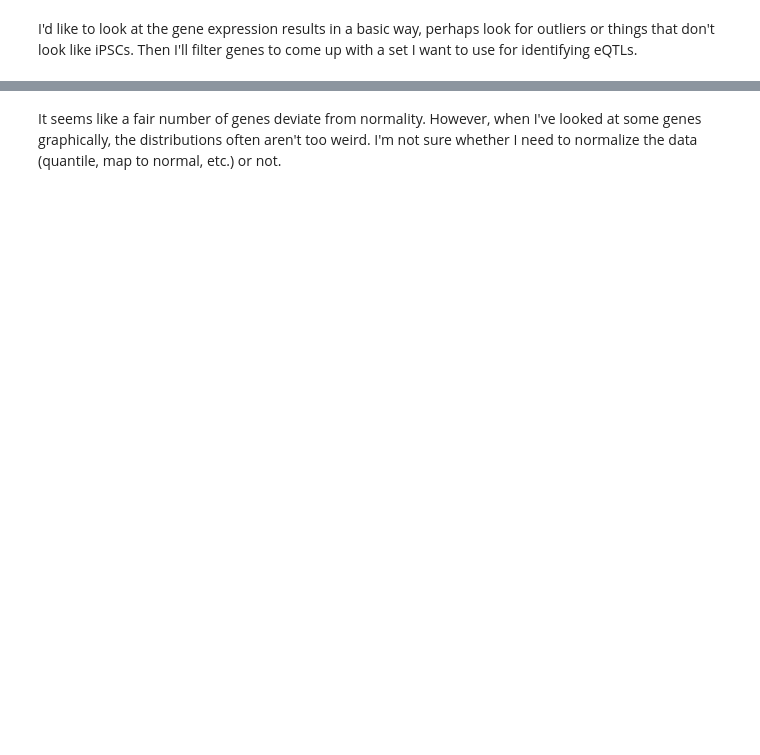
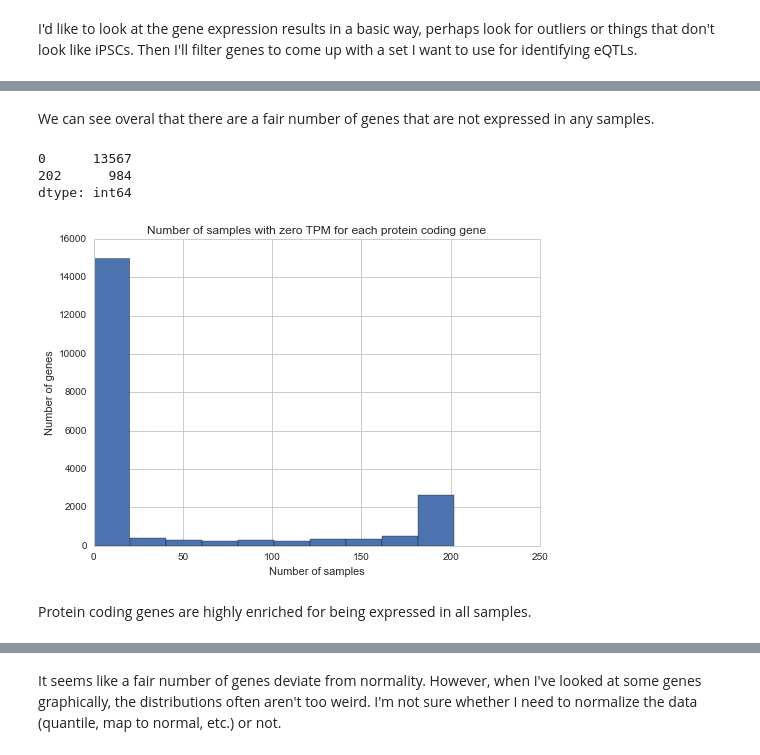
Before and after one commit to frazer-lab/cardips-ipsc-eqtl, a Jupyter notebook: notebooks/RNA-Seq Analysis.ipynb, the cells around one changed output, grey strips where cells are left out. Drawn from its saved outputs; the diff is of its cells as text; code cells hidden in the pictures; blank space fills up the shorter version.

```diff
--- a/notebooks/RNA-Seq Analysis.ipynb
+++ b/notebooks/RNA-Seq Analysis.ipynb
@@ -26,0 +50,17 @@ vsd = pd.read_table(os.path.join(cpy.root, 'output', 'rna_seq_processing',
+# %% [markdown]
+We can see overal that there are a fair number of genes that are not expressed
+in any samples.
+# %%
+s = (tpm[gene_info.ix[tpm.index, 'gene_type'] == 'protein_coding'] == 0).sum(axis=1)
+print(s.value_counts().head(2))
+s.hist()
+plt.title('Number of samples with zero TPM for each protein coding gene')
+plt.ylabel('Number of genes')
+plt.xlabel('Number of samples');
+# %% [output]
+0      13567
+202      984
+dtype: int64
+[figure, added]
+# %% [markdown]
+Protein coding genes are highly enriched for being expressed in all samples.
```
Also changed, not shown: parts of 15 cells of this notebook, 2 other files.
